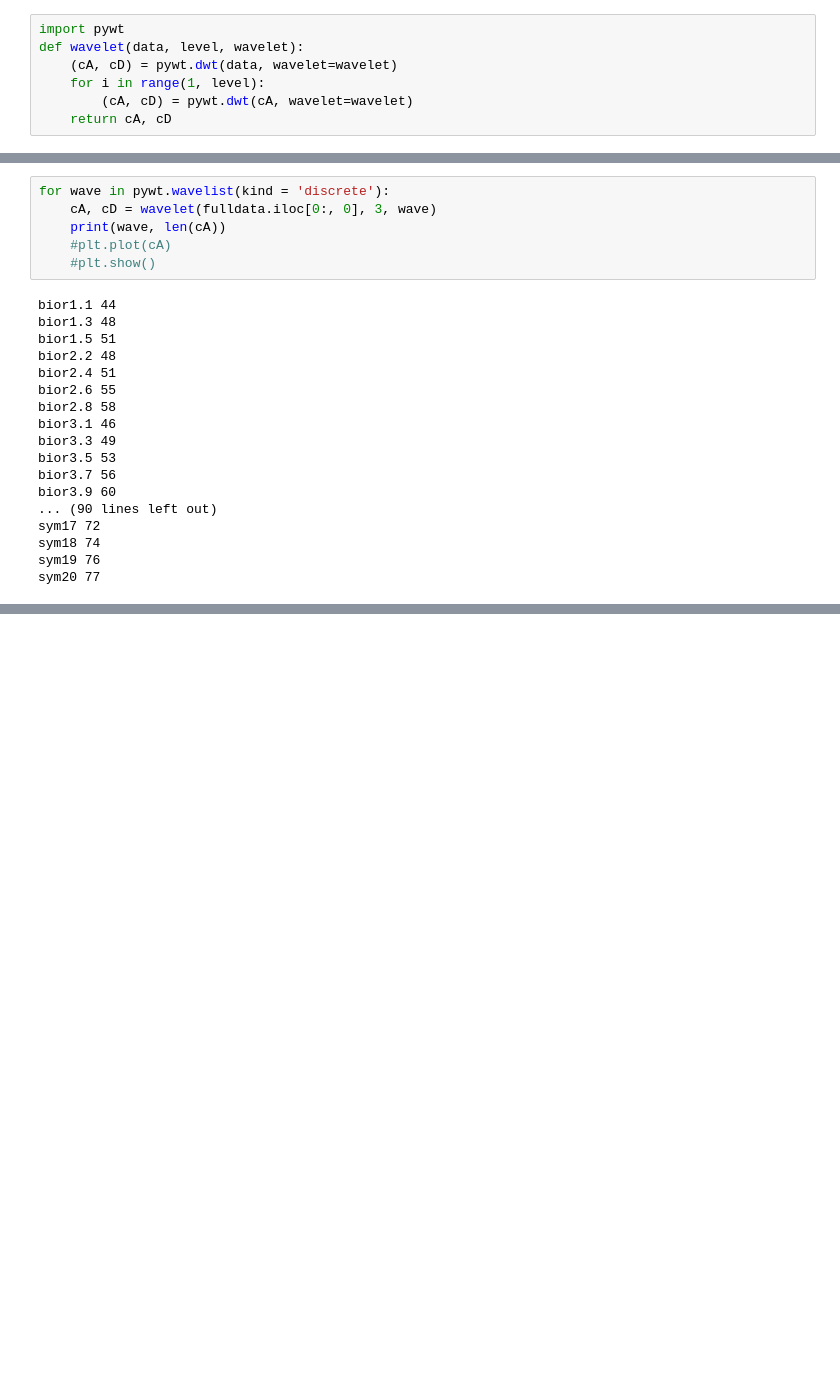
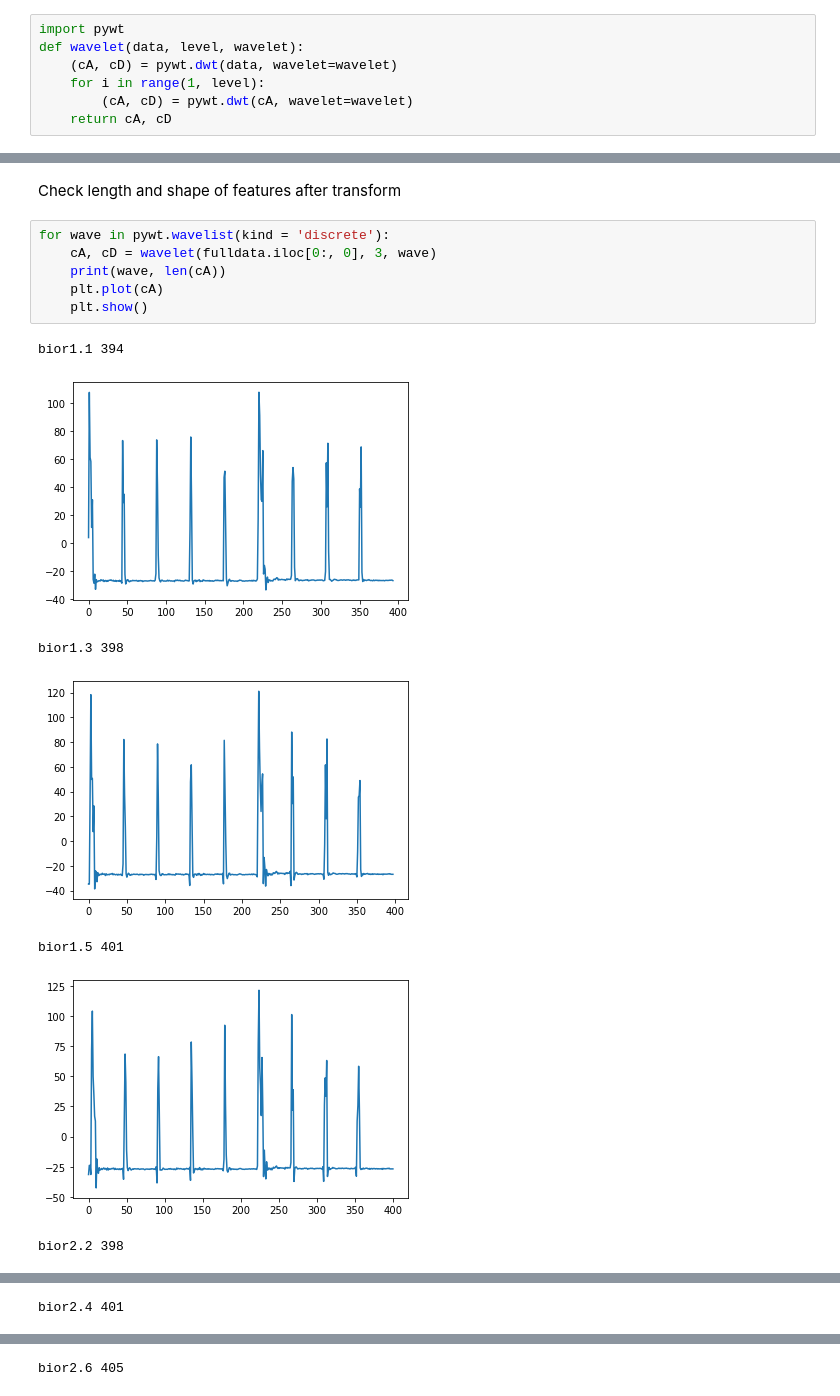
Before and after one commit to mitro99/ENGI301, a Jupyter notebook: project_01/testing/Data visualization.ipynb, the cells around one changed output, grey strips where cells are left out. Cells and saved outputs as stored; diff of their text form; blank space fills up the shorter version.

```diff
--- a/project_01/testing/Data visualization.ipynb
+++ b/project_01/testing/Data visualization.ipynb
@@ -24,24 +43,16 @@ len(cA)
+# %% [markdown]
+Check length and shape of features after transform
 # %%
 for wave in pywt.wavelist(kind = 'discrete'):
     cA, cD = wavelet(fulldata.iloc[0:, 0], 3, wave)
     print(wave, len(cA))
-    #plt.plot(cA)
-    #plt.show()
+    plt.plot(cA)
+    plt.show()
 # %% [output]
-bior1.1 44
-bior1.3 48
-bior1.5 51
-bior2.2 48
-bior2.4 51
-bior2.6 55
-bior2.8 58
-bior3.1 46
-bior3.3 49
-bior3.5 53
-bior3.7 56
-bior3.9 60
-... (90 lines left out)
-sym17 72
-sym18 74
-sym19 76
-sym20 77
+bior1.1 394
+[figure, added]
+bior1.3 398
+[figure, added]
+bior1.5 401
+[figure, added]
+bior2.2 398
@@ -47,0 +60 @@ sym20 77
+bior2.4 401
@@ -47,0 +62 @@ sym20 77
+bior2.6 405
```
Also changed, not shown: parts of 16 cells of this notebook, 26 other files.
